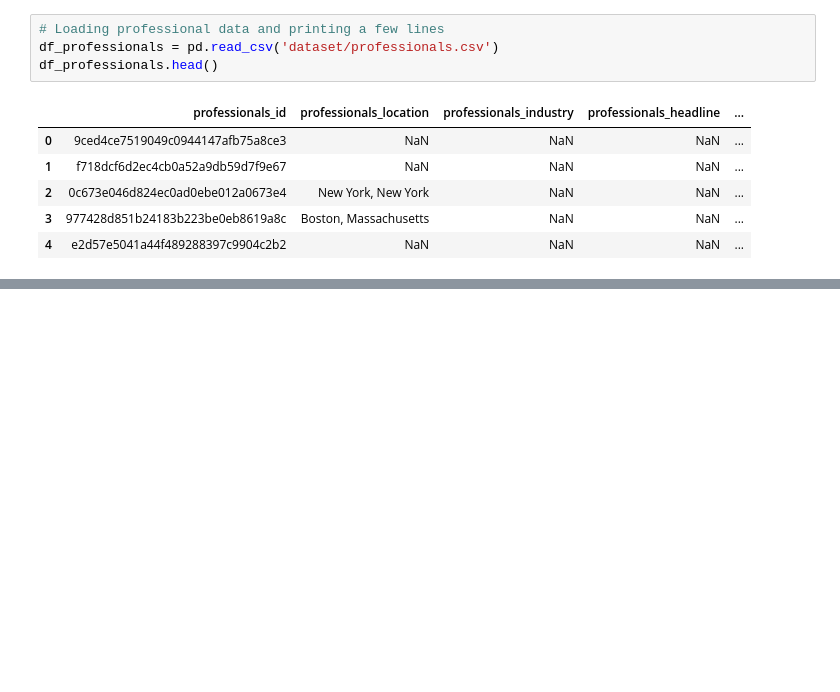
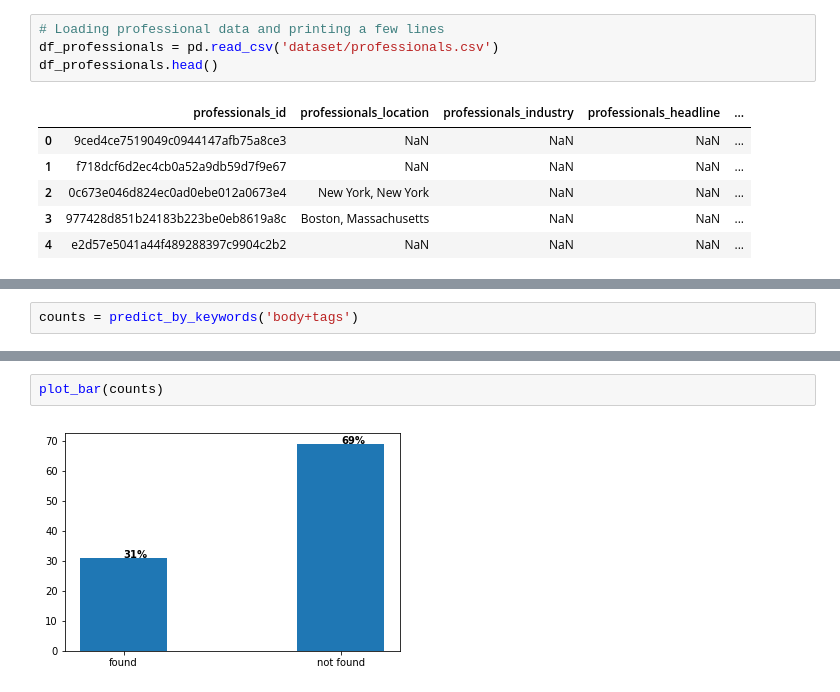
Before and after one commit to artisingh0913/CareerVillage-Recommender-System, a Jupyter notebook: Index.ipynb, the cells around one changed output, grey strips where cells are left out. Drawn from its saved outputs; the diff is of its cells as text; blank space fills up the shorter version.

```diff
--- a/Index.ipynb
+++ b/Index.ipynb
@@ -183,0 +667,2 @@ df_questions_test
+# %%
+counts = predict_by_keywords('body+tags')
@@ -183,0 +687,4 @@ df_questions_test
+# %%
+plot_bar(counts)
+# %% [output]
+[figure, added]
```
Also changed, not shown: parts of 95 cells of this notebook.
